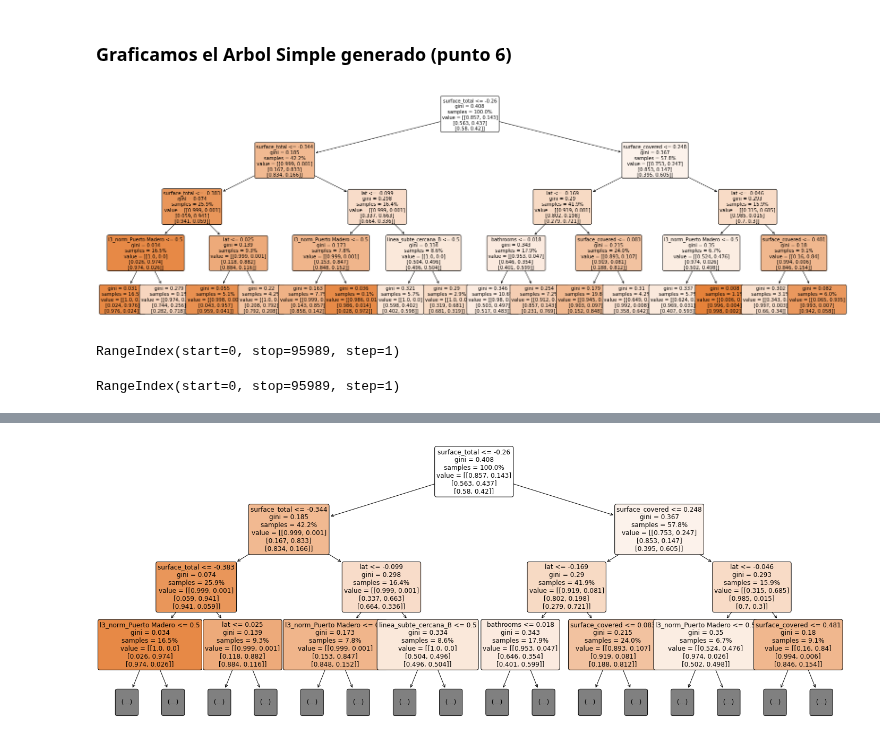
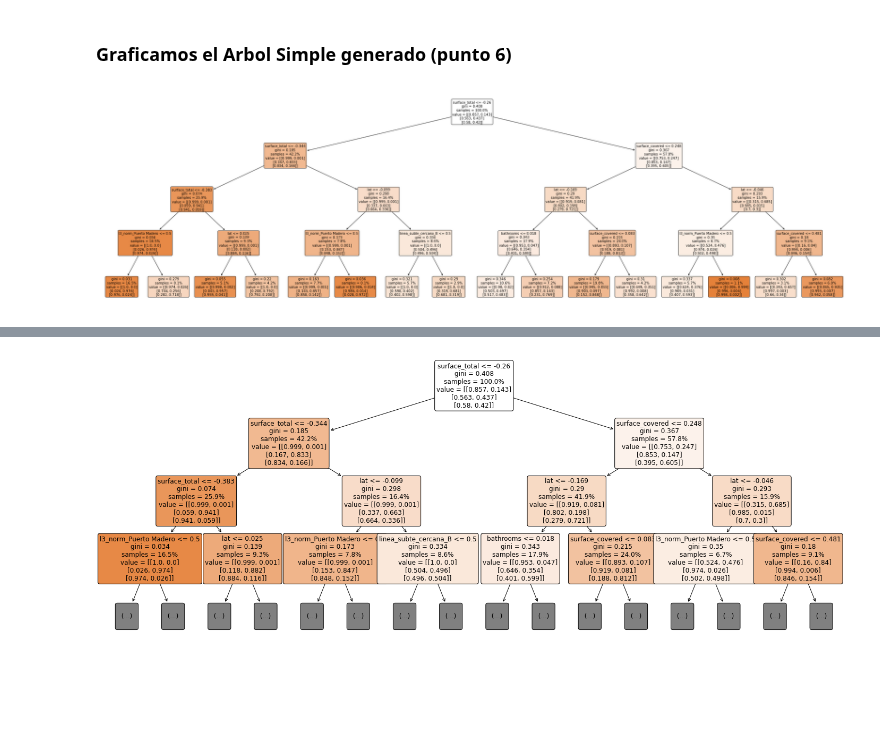
Before and after one commit to Ignacio-Ibarra/tpAA, a Jupyter notebook: Modelado.ipynb, the cells around one changed output, grey strips where cells are left out. Saved outputs shown, nothing was run; the diff lists cells and outputs as text; code cells hidden in the pictures; blank space fills up the shorter version.

Commit message:
scatter

```diff
--- a/Modelado.ipynb
+++ b/Modelado.ipynb
@@ -454,15 +414,11 @@ especificity (diagonal / Filas ): del total que
 # %%
 # Grafico 1: con profundidad maxima 4
 from sklearn.tree import plot_tree
 
 etiquetas = x1_train.columns
 
-plt.figure(figsize=(28,9))
+plt.figure(figsize=(40,12))
 plot_tree(arbol_simple, feature_names = etiquetas, max_depth = max_depth, filled=True,proportion=True, rounded=True, fontsize=10)
 plt.savefig("./img/arbol_simple.png",bbox_inches = "tight", dpi=300, facecolor="white")
 # %% [output]
-[figure, old version]
+[figure, new version]
-# %%
-data.labels.map(lab_dict).index
-# %% [output]
-RangeIndex(start=0, stop=95989, step=1)
@@ -471,4 +424,0 @@ separ_cols = ['surface_total', 'surface_covered']
-# %%
-pd.DataFrame(scaler.fit_transform(data[separ_cols]), columns =separ_cols).index
-# %% [output]
-RangeIndex(start=0, stop=95989, step=1)
```
Also changed, not shown: parts of 15 cells of this notebook, 2 other files.
